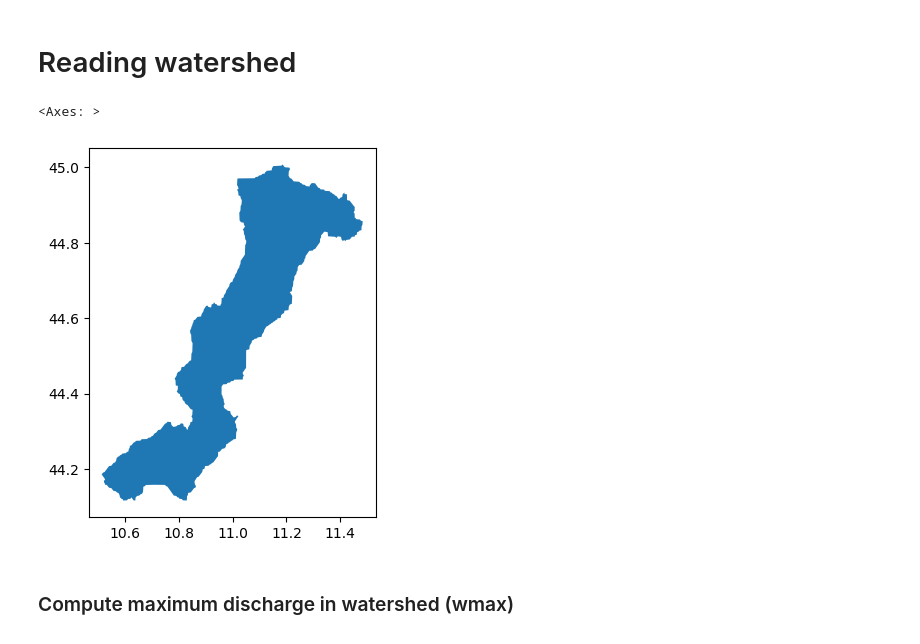
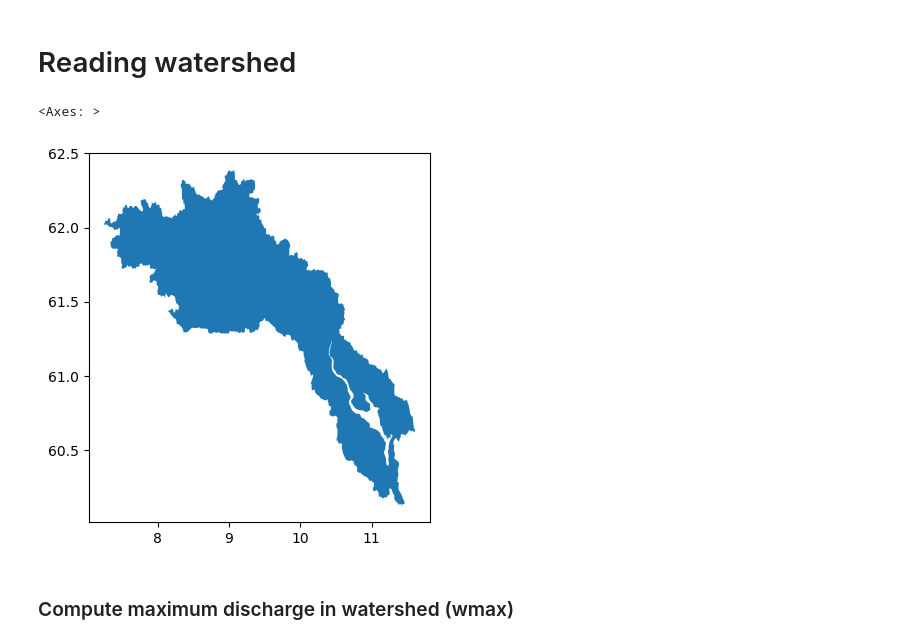
Before and after one commit to zappag/FLORA, a Jupyter notebook: explore.ipynb, the cells around one changed output. Drawn from its saved outputs; the diff is of its cells as text; code cells hidden in the pictures.

```diff
--- a/explore.ipynb
+++ b/explore.ipynb
@@ -13,14 +14,16 @@ import geopandas as gpd
 EFASDIR_HIST="/home/zappa/work_big/EFAS"
 
 # Name Pattern of EFAS data, * reflects different years
-region='panaro'
-#region='italy'
+watershed='lagen'
+#watershed='italy'
 tres='day'
 
 #fname_pat=f"{EFASDIR_HIST}/output/6h/efas_italy_*.nc"
-fname_pat=f"{EFASDIR_HIST}/output/{tres}/efas_{region}_*.nc"
-#fname_pat=f"{EFASDIR_HIST}/output/{tres}/efas_{region}_2000.nc"
-wshed_fname=f"{EFASDIR_HIST}/postpro/watersheds/efas_{region}_{tres}_masked.nc"
+fname_pat=f"{EFASDIR_HIST}/output/{tres}/efas_{watershed}_*.nc"
+wshed_fname=f"{EFASDIR_HIST}/postpro/{tres}/watersheds/efas_{watershed}_????.nc"
+#wshed_fname=f"{EFASDIR_HIST}/postpro/{tres}/watersheds/efas_{watershed}_masked.nc"
+fname_dismax=f"{EFASDIR_HIST}/postpro/{tres}/watersheds/basinmax/efas_{watershed}.nc"
+
 
 # directory of HydroBasins shapefile
 shape_dir="/work_big/users/zappa/TRANSLATE/HydroBasins/hybas_lake_eu_lev01-12_v1c/"
@@ -35,29 +38,23 @@ elif tres=='6h':
 sy=1992
 ly=2023
 
-# grid point of river point to be anlaysed
-if region=='panaro':
-    # grid point near Modena where flooding occurred
-    shape_file_level="07"
-    tlat=44.65
-    tlon=10.99
-    tlabel='modena'
-    bbox_lat=slice(45.25,43.75) #  lat and lon bounding boxes for the region
-    bbox_lon=slice(10.25,11.75)
-elif region=='italy':
-    tlat=44.65
-    tlon=10.99
-    tlabel='modena'
+# region details
+winfo=get_region_details(watershed)
+tlon=winfo['tlon']
+tlat=winfo['tlat']
+tlabel=winfo['tlabel']
+hblevel=winfo['shape_file_level']
+bbox=winfo['bounding_box']
 
 # watershed central point
 wspoint = Point(tlon, tlat)
 
 # temporary output EFAS timeseries at single point
-fname_gp=f"{EFASDIR_HIST}/postpro/single_gp/efas_{region}_{tlabel}_{tres}.nc"
+fname_gp=f"{EFASDIR_HIST}/postpro/{tres}/single_gp/efas_{watershed}_{tlabel}_{tres}.nc"
 
 # FLAGS
 plot2d_day=False
-ReadExisting=False  # allows faster execution if True. If False, the EFAS data is read from the netcdf files
+ReadExisting=True  # allows faster execution if True. If False, the EFAS data is read from the netcdf files
 HazardDef="wmax"   # gridpoint (gp), watershed max (wmax), economic (eco)
 # %% [markdown]
 ### Read and store water shed data, single grid point
@@ -131,35 +128,35 @@ def read_watershed_shapefiles(shape_dir, level, wspoint):
 def xarray_in_shapefile(xds,varname,latname,lonname,shapef,operation):
 
     # compute average precipitation (ds_emo) for grid points within shape_basin_gdf
     df = xds[varname].to_dataframe()
     lats = df.index.get_level_values(latname)
     lons = df.index.get_level_values(lonname)
     gdf = gpd.GeoDataFrame(df, geometry=gpd.points_from_xy(lons,lats),crs='EPSG:4326')
 
     # created join dataframe between data and shapefile
     gdf_joined = gpd.sjoin(gdf, shapef, predicate='within')
 
      # Group by time and region, and sum the values
     if operation=='mean':
         results = gdf_joined.groupby(['time', 'index_right'])[varname].mean()
     elif operation=='sum':
         results = gdf_joined.groupby(['time', 'index_right'])[varname].sum()
     elif operation=='max':
         results = gdf_joined.groupby(['time', 'index_right'])[varname].max()
 
     # Convert the series to a DataFrame and pivot it
     results_df=pd.DataFrame()
     results_df[varname] = results.reset_index().pivot(index='time', columns='index_right', values=varname)
     results_xds=results_df.to_xarray()
 
     return results_df, results_xds
 
 # read shape file
-shape_basin_gdf=read_watershed_shapefiles(shape_dir, shape_file_level, wspoint)
+shape_basin_gdf=read_watershed_shapefiles(shape_dir, hblevel, wspoint)
 shape_basin_gdf.plot()
 # %% [output]
 <Axes: >
-[figure, old version]
+[figure, new version]
 # %% [markdown]
 ### Compute maximum discharge in watershed (wmax)
 # %%
```
Also changed, not shown: parts of 16 cells of this notebook.
